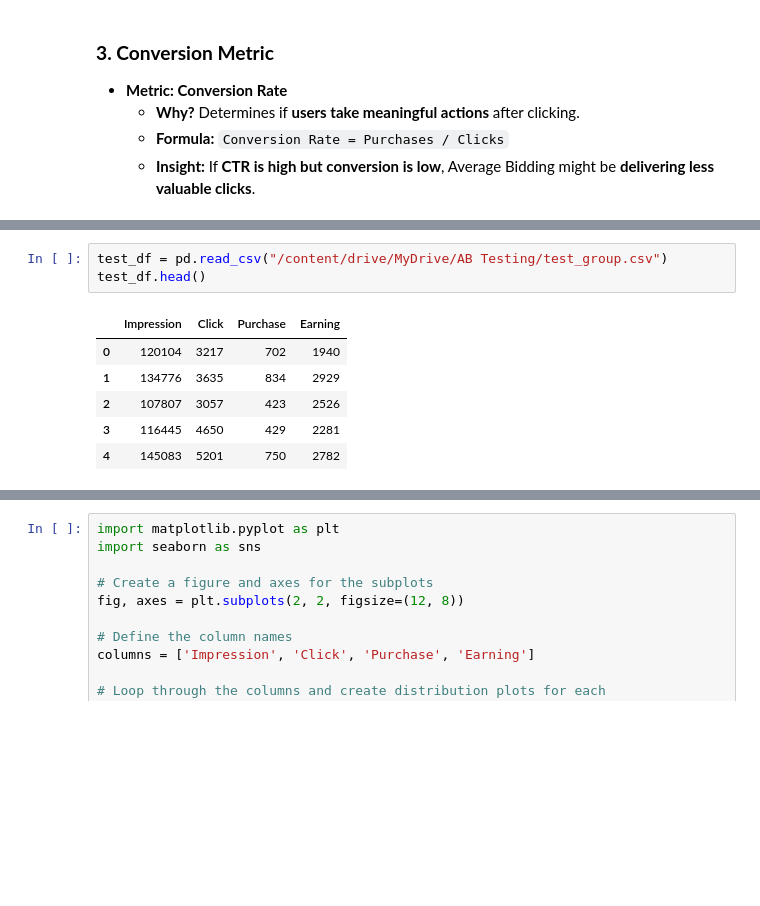
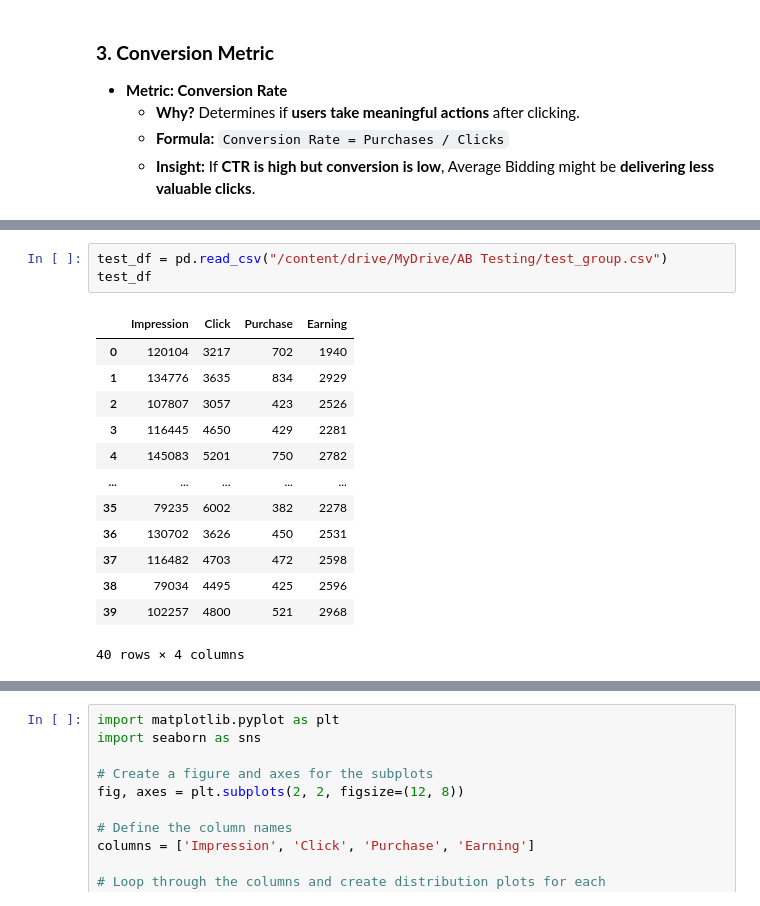
Before and after one commit to nee1k/ab_testing, a Jupyter notebook: Social_Media_A_B_Testing.ipynb, the cells around one changed output, grey strips where cells are left out. Drawn from its saved outputs; the diff is of its cells as text; blank space fills up the shorter version.

```diff
--- a/Social_Media_A_B_Testing.ipynb
+++ b/Social_Media_A_B_Testing.ipynb
@@ -155,10 +184,17 @@ control_df.head()
 # %%
 test_df = pd.read_csv("/content/drive/MyDrive/AB Testing/test_group.csv")
-test_df.head()
+test_df
 # %% [output]
 |  | Impression | Click | Purchase | Earning |
 | 0 | 120104 | 3217 | 702 | 1940 |
 | 1 | 134776 | 3635 | 834 | 2929 |
 | 2 | 107807 | 3057 | 423 | 2526 |
 | 3 | 116445 | 4650 | 429 | 2281 |
 | 4 | 145083 | 5201 | 750 | 2782 |
+| ... | ... | ... | ... | ... |
+| 35 | 79235 | 6002 | 382 | 2278 |
+| 36 | 130702 | 3626 | 450 | 2531 |
+| 37 | 116482 | 4703 | 472 | 2598 |
+| 38 | 79034 | 4495 | 425 | 2596 |
+| 39 | 102257 | 4800 | 521 | 2968 |
+40 rows × 4 columns
```
Also changed, not shown: parts of 3 cells of this notebook.
